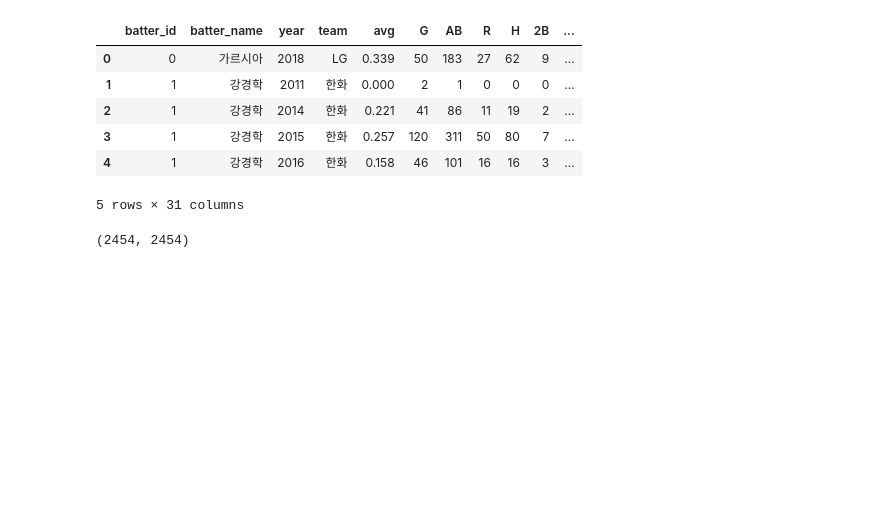
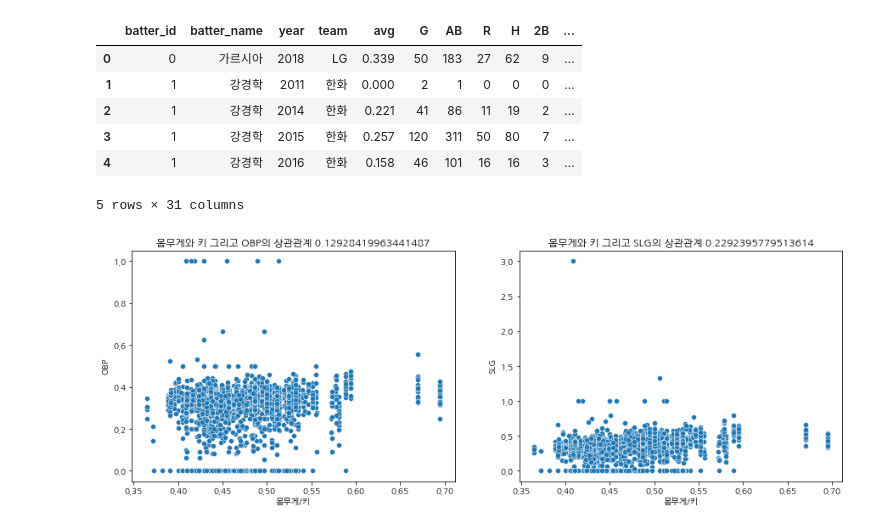
Before and after one commit to bigdataleeky/python, a Jupyter notebook: 20220603/20220603_kbo_ops.ipynb, the cells around one changed output. Cells and saved outputs as stored; diff of their text form; code cells hidden in the pictures; blank space fills up the shorter version.

```diff
--- a/20220603/20220603_kbo_ops.ipynb
+++ b/20220603/20220603_kbo_ops.ipynb
@@ -433,7 +433,24 @@ regular_df.head()
 | 3 | 1 | 강경학 | 2015 | 한화 | 0.257 | 120 | 311 | 50 | 80 | 7 | ... |
 | 4 | 1 | 강경학 | 2016 | 한화 | 0.158 | 46 | 101 | 16 | 16 | 3 | ... |
 5 rows × 31 columns
-# %%
-1652+802 , len(regular_df)
-# %% [output]
-(2454, 2454)
+# %%
+regular_df['wegith_per_height']  = regular_df['weight'] / regular_df['height']
+plt.figure(figsize=(15,5))
+plt.subplot(1,2,1)
+# 정규시즌과 프리시즌의 상관관계
+correlation =  regular_df['wegith_per_height'].corr(regular_df['OBP'])  # OBP 출류율
+sns.scatterplot(x = regular_df['wegith_per_height'], y = regular_df['OBP'])
+plt.title("몸무게와 키 그리고 OBP의 상관관계 " + str(correlation))
+plt.xlabel("몸무게/키")
+plt.ylabel("OBP")
+
+plt.subplot(1,2,2)
+correlation =  regular_df['wegith_per_height'].corr(regular_df['SLG'])  # SLG 장타율
+sns.scatterplot(x = regular_df['wegith_per_height'], y = regular_df['SLG'])
+plt.title("몸무게와 키 그리고 SLG의 상관관계 " + str(correlation))
+plt.xlabel("몸무게/키")
+plt.ylabel("SLG")
+
+plt.show()
+# %% [output]
+[figure, added]
```
Also changed, not shown: parts of 12 cells of this notebook.
